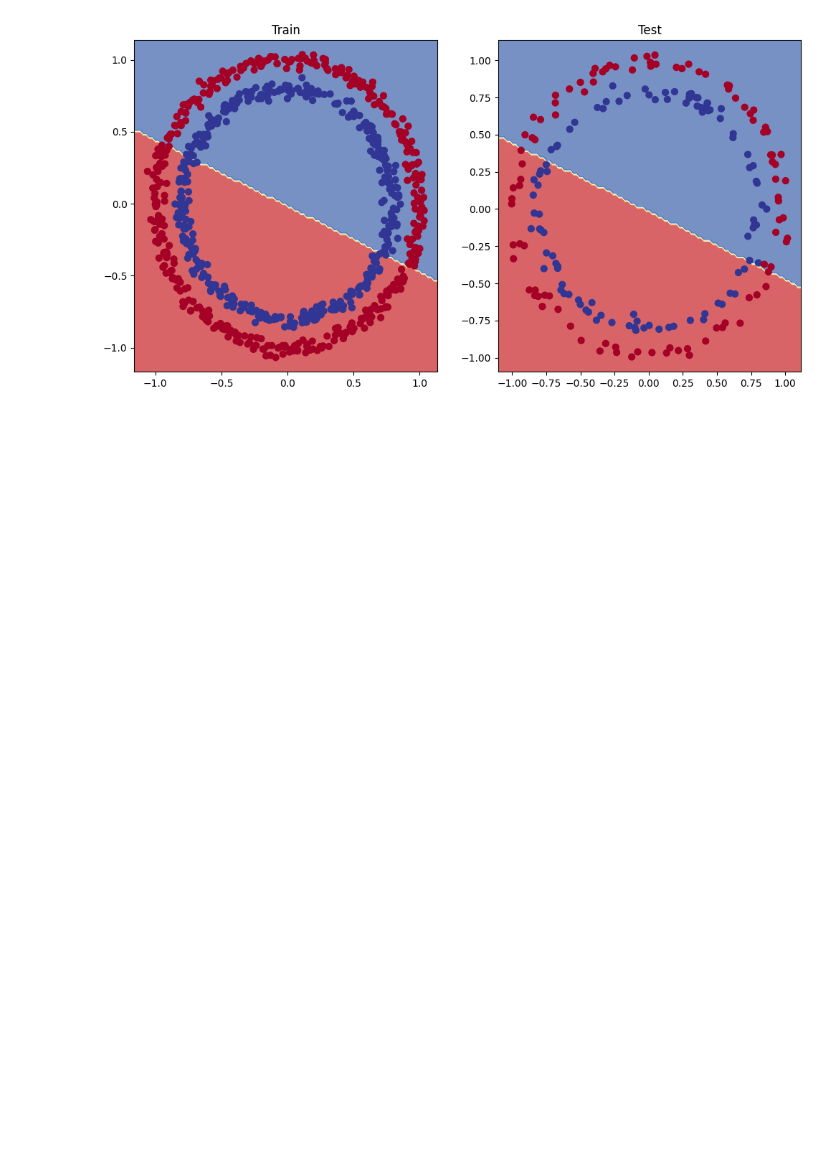
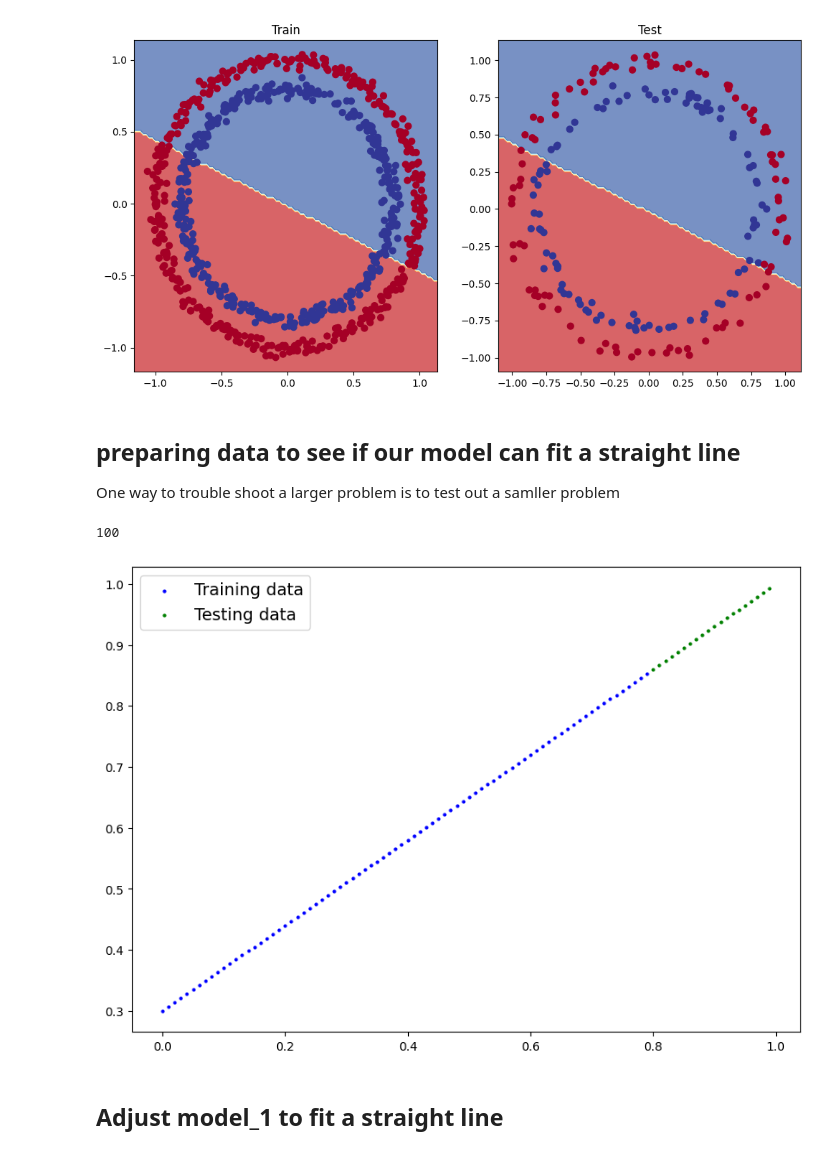
Before and after one commit to deepakrajteekaraman5/Pytorch, a Jupyter notebook: neural_network_classification_pytorch.ipynb, the cells around one changed output. Drawn from its saved outputs; the diff is of its cells as text; code cells hidden in the pictures; blank space fills up the shorter version.

```diff
--- a/neural_network_classification_pytorch.ipynb
+++ b/neural_network_classification_pytorch.ipynb
@@ -556,3 +556,36 @@ plt.title("Test")
 plot_decision_boundary(model_1,X_test,y_test)
 # %% [output]
 [figure]
+# %% [markdown]
+## preparing data to see if our model can fit a straight line
+One way to trouble shoot a larger problem is to test out a samller problem
+# %%
+# Create some data
+weight = 0.7
+bias = 0.3
+start = 0
+end = 1
+step = 0.01
+
+X_regression = torch.arange(start,end,step).unsqueeze(dim=1)
+y_regression = weight * X_regression + bias #Linear regression formula
+
+# Check the data
+print(len(X_regression))
+# %% [output]
+100
+# %%
+# Create train and test splits
+train_split = int(0.8 * len(X_regression))
+
+X_train_regression, y_train_regression = X_regression[:train_split], y_regression[:train_split]
+X_test_regression, y_test_regression = X_regression[train_split:], y_regression[train_split:]
+# %%
+plot_predictions(train_data=X_train_regression,
+                 train_labels = y_train_regression,
+                 test_data = X_test_regression,
+                 test_labels = y_test_regression);
+# %% [output]
+[figure, added]
+# %% [markdown]
+## Adjust model_1 to fit a straight line
```
Also changed, not shown: parts of 3 cells of this notebook.
